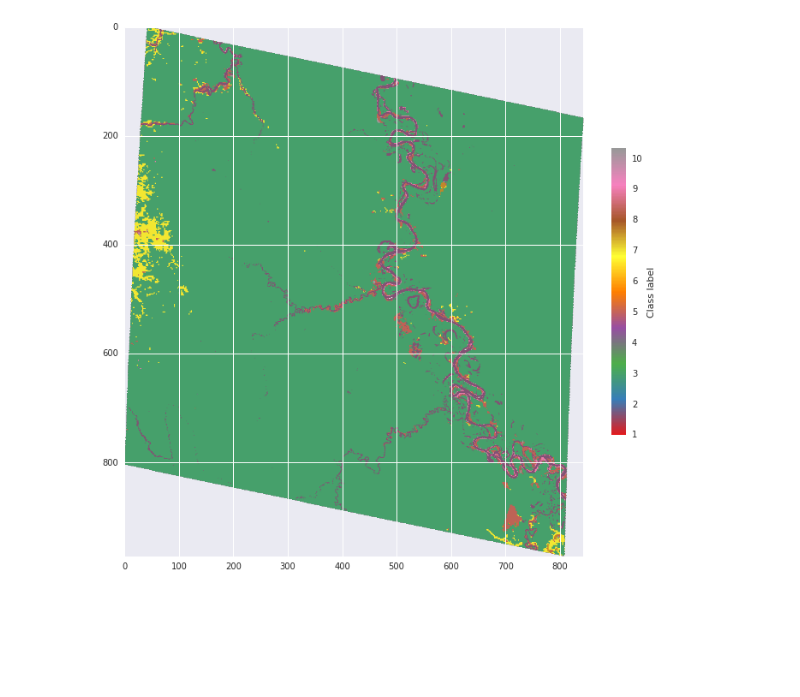
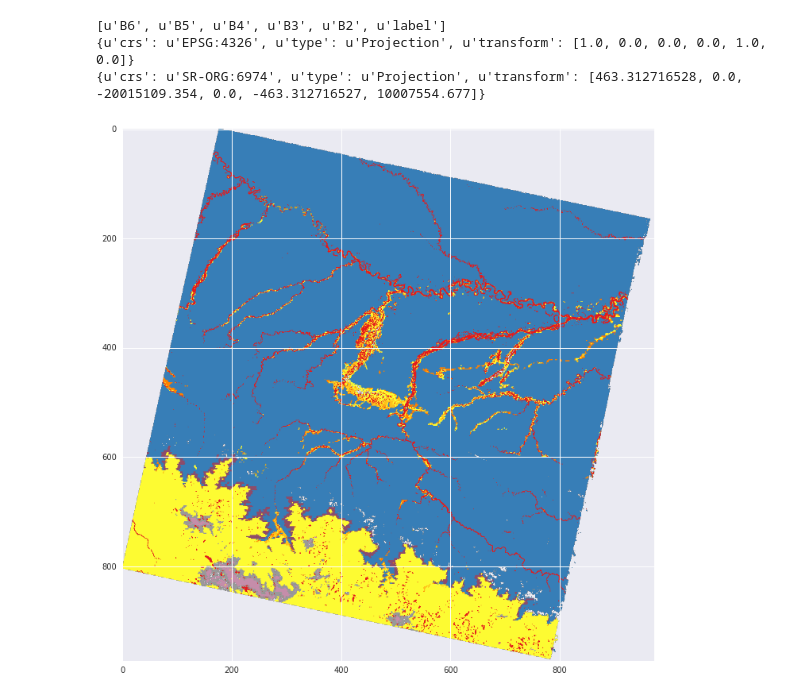
Before and after one commit to nongroup-lanl/ee-notebooks, a Jupyter notebook: ee-sandbox.ipynb, the cells around one changed output. Saved outputs shown, nothing was run; the diff lists cells and outputs as text; code cells hidden in the pictures; blank space fills up the shorter version.

Commit message:
Reorganize and add notebook for RMDD case

```diff
--- a/ee-sandbox.ipynb
+++ b/ee-sandbox.ipynb
@@ -16,6 +65,7 @@ ee.Initialize()
 # %%
 MODIS_LABELS = ['']
 # %%
-path, row = [7, 65] # Ucayali
-year, month, day = [2014, 4, 7]
-img = get_landsat_image(path, row, year, month, day)
+#path, row = [7, 65] # Ucayali
+path, row = [3, 69] # RMDD
+year, month, day = [2014, 9, 7]
+image = get_landsat_composite(path, row, year)
@@ -32,0 +72,10 @@ stacked = stacked.multiply(mask)
+# %%
+image = get_landsat_composite(path, row, 2014)
+# %%
+print(image.bandNames().getInfo())
+filename = download_tiff(image.clip(image.geometry()), scale=240)
+with rasterio.open(filename) as r:
+    im = r.read()
+rgb = np.stack([im[3], im[2], im[1]], axis=-1)
+fig, ax = plt.subplots(1, 1, figsize=(12,12))
+im = ax.imshow(rgb)
@@ -33,11 +85,23 @@ stacked = stacked.multiply(mask)
+# %%
+month = 8
+stacked = add_labels(image, year, month, aggregate_unused_labels=False)
+filename = download_tiff(stacked, scale=200)
+# %%
+bands = stacked.bandNames().getInfo()
+print(bands)
+print(stacked.select(['B2']).projection().getInfo())
+print(stacked.select(['label']).projection().getInfo())
+# %% [output]
+[u'B6', u'B5', u'B4', u'B3', u'B2', u'label']
+{u'crs': u'EPSG:4326', u'type': u'Projection', u'transform': [1.0, 0.0, 0.0, 0.0, 1.0, 0.0]}
+{u'crs': u'SR-ORG:6974', u'type': u'Projection', u'transform': [463.312716528, 0.0, -20015109.354, 0.0, -463.312716527, 10007554.677]}
 # %%
-filename = download_tiff(stacked.select(['label']), scale=240)
+filename = download_tiff(stacked.clip(image.geometry()), scale=240)
 with rasterio.open(filename) as r:
-    labels = r.read(1).astype(float)
+    i = r.count
+    labels = r.read(i).astype(float)
     labels[labels == 0] = np.nan
 fig, ax = plt.subplots(1, 1, figsize=(12,12))
-im = ax.imshow(labels, cmap='Set1', vmin=0)#, vmax=17)
-cb = plt.colorbar(im, ax=ax, shrink=0.5, label='Class label')
-cb.ax.set_yticklabels(np.arange(1, 17));
+im = ax.imshow(labels, cmap='Set1')
 # %% [output]
-[figure, old version]
+[figure, new version]
```
Also changed, not shown: parts of 29 cells of this notebook, 1 other file.
